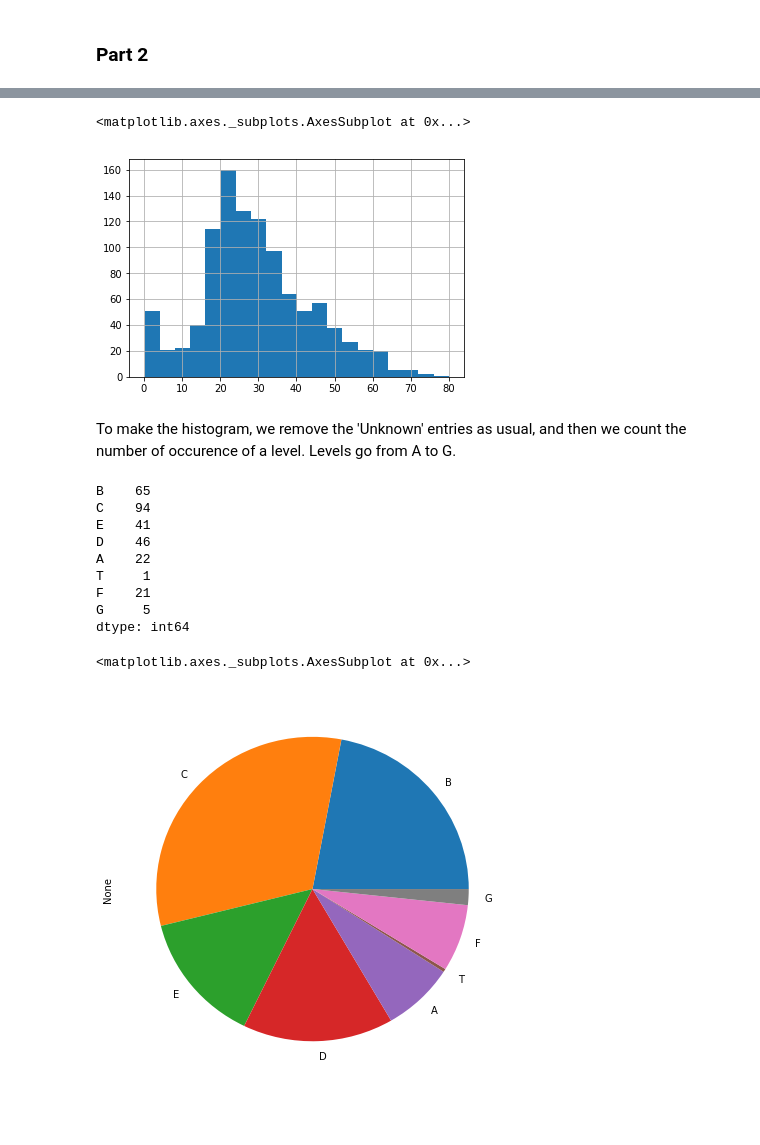
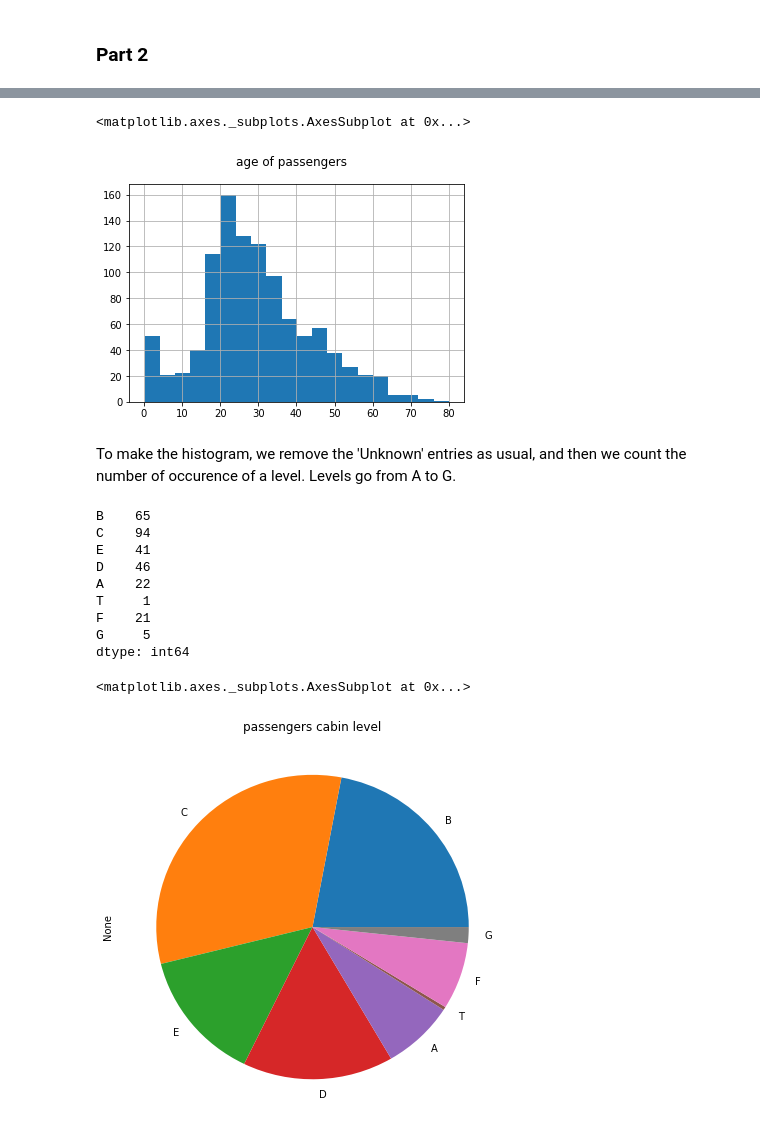
Before and after one commit to adrienruault/ada_molmaru, a Jupyter notebook: Homework01/Solution_task3.ipynb, the cells around one changed output, grey strips where cells are left out. Drawn from its saved outputs; the diff is of its cells as text; code cells hidden in the pictures; blank space fills up the shorter version.

```diff
--- a/Homework01/Solution_task3.ipynb
+++ b/Homework01/Solution_task3.ipynb
@@ -208,9 +215,10 @@ age min: 0.1667 age max: 80.0
 # %%
 # sibsp not categorical ?
 to_categoricals = ['pclass','survived','sex','embarked']
-excel_content[to_categoricals] = excel_content[to_categoricals].astype('category')
+#excel_content[to_categoricals] = excel_content[to_categoricals].astype('category')-> does not work on my computer idk why
 
 for s in to_categoricals:
+    excel_content[s] = excel_content[s].astype('category')
     print(s + " categories: ")
     print(excel_content[s].cat.categories, "\n")
 
@@ -235,7 +243,7 @@ import matplotlib.pyplot as plt
 categoricals_to_plot = ['pclass','embarked','sex']
 
 for elem in categoricals_to_plot:
-    plt.figure()
+    plt.figure().suptitle(elem)
     # Don't forget to put titles
     histo = excel_content[elem].value_counts().plot(kind='bar')
 
@@ -254,45 +262,47 @@ for i in range(age_values.size):
         indexes_to_drop.append(i)
 
 age_values = age_values.drop(age_values.index[[indexes_to_drop]])
+plt.figure().suptitle('age of passengers')
 age_values.hist(bins = 20)
 # %% [output]
 <matplotlib.axes._subplots.AxesSubplot at 0x...>
-[figure, old version]
+[figure, new version]
 # %% [markdown]
 To make the histogram, we remove the 'Unknown' entries as usual, and then we count the number of occurence of a level.
 Levels go from A to G.
 # %%
+cabin_column = excel_content['cabin'].astype(str)
 level_serie = pd.Series([],index=[])
 count_data = 0
-for elem in excel_content['cabin']:
-    if (elem != 'Unknown'):
+for elem in cabin_column:
+    if (elem != 'nan'):
         count_data +=1
         i=0
         while (i<len(elem)):
             char = elem[i]
             if (char in level_serie.index):
                 level_serie[char]+=1
                 i = len(elem)+1
             else:
                 if (char.isalpha()):
                     level_serie = level_serie.append(pd.Series([1],index=[char]))
                     i = len(elem)+1
 print(level_serie)
 count_data
 
 plt.figure(figsize=[7,7])
-level_serie.plot(kind='pie')
+level_serie.plot(kind='pie',title="passengers cabin level")
 # %% [output]
 B    65
 C    94
 E    41
 D    46
 A    22
 T     1
 F    21
 G     5
 dtype: int64
 <matplotlib.axes._subplots.AxesSubplot at 0x...>
-[figure, old version]
+[figure, new version]
 # %%
 class_vec = excel_content['pclass'].value_counts()
```
Also changed, not shown: parts of 7 cells of this notebook.
